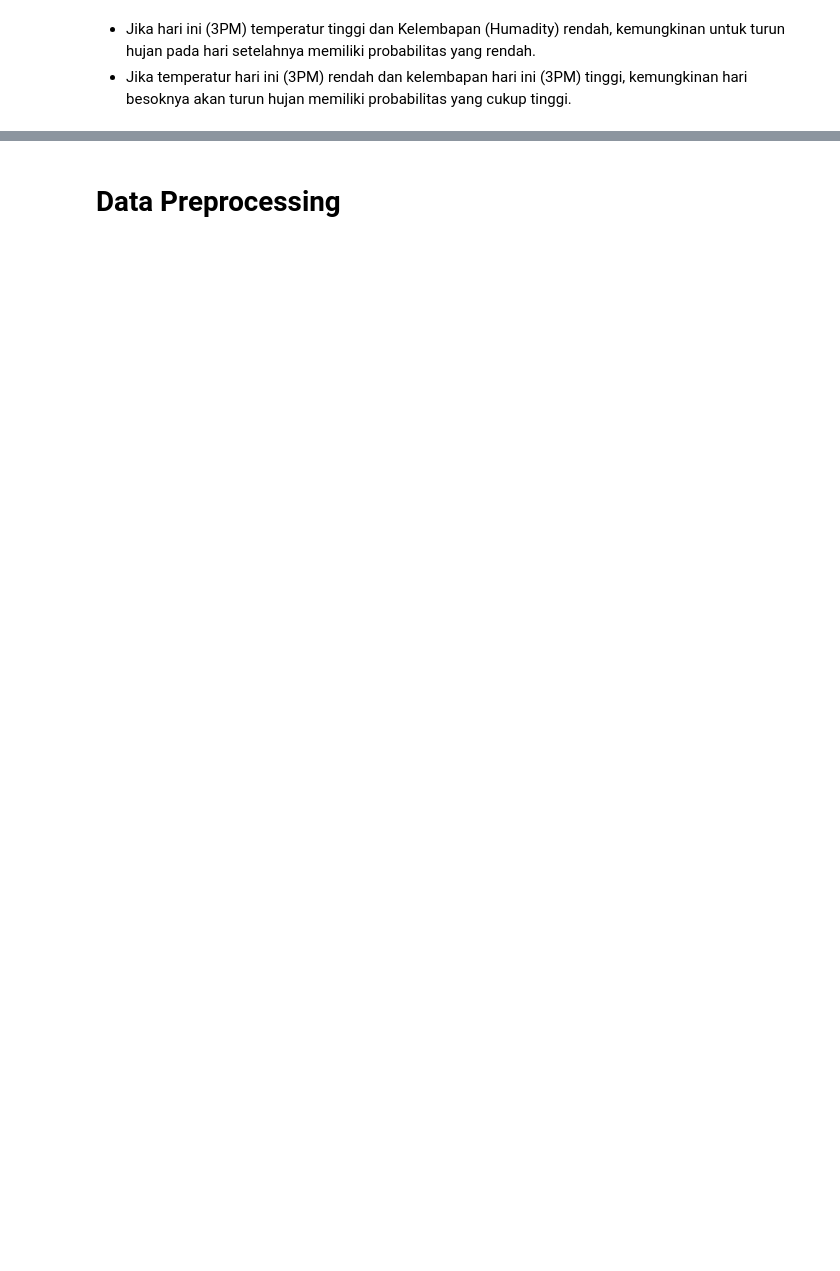
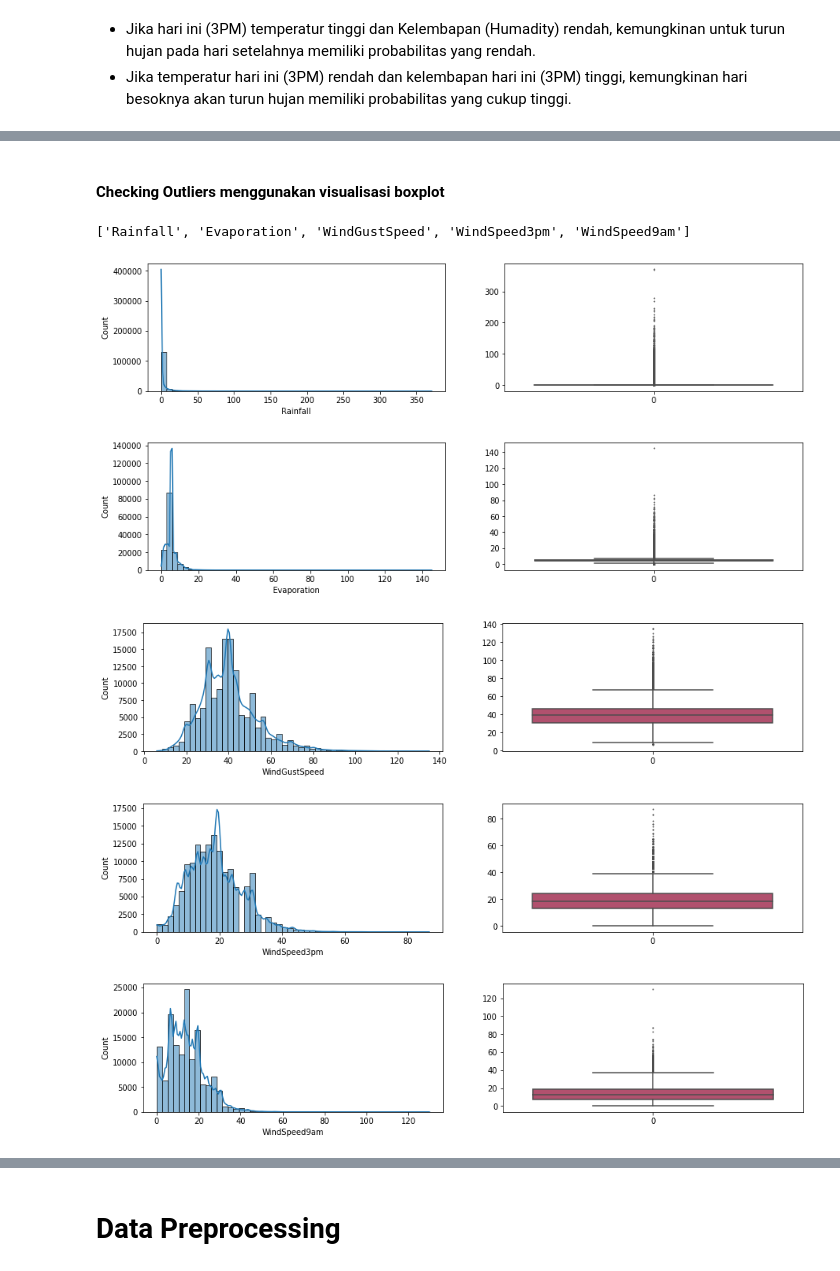
Before and after one commit to safiraauliar/FinalProject2-LogistikRegression-SVM-kelompok1, a Jupyter notebook: PYTN_KampusMerdeka_fp2.ipynb, the cells around one changed output, grey strips where cells are left out. Cells and saved outputs as stored; diff of their text form; code cells hidden in the pictures; blank space fills up the shorter version.

```diff
--- a/PYTN_KampusMerdeka_fp2.ipynb
+++ b/PYTN_KampusMerdeka_fp2.ipynb
@@ -267,0 +291,11 @@ px.scatter(df.sample(5000), x='Temp3pm', y='Humidity3pm',
+# %%
+# isi missing value dengan mean untuk data yang bertipe numerical dan mode untuk data yang bertipe categorical
+num_cols = df.select_dtypes(include=['float64','int64']).columns.tolist()
+print(f"Numerical Columns : {num_cols}")
+for col in num_cols:
+    df[col] = df[col].fillna(df[col].mean())
+print("\n")
+categorical_cols = df.select_dtypes(include=['object','category']).columns.tolist()
+print(f"Categorical Column : {categorical_cols}")
+for col in categorical_cols:
+    df[col] = df[col].fillna(df[col].mode()[0])
@@ -267,0 +355,3 @@ px.scatter(df.sample(5000), x='Temp3pm', y='Humidity3pm',
+# %%
+df.drop(columns=['Date','Location'], axis=1, inplace=True)
+df.head()
@@ -267,0 +366,19 @@ px.scatter(df.sample(5000), x='Temp3pm', y='Humidity3pm',
+# %%
+# drop MinTemp dan MaxTemp
+df.drop(columns=['MinTemp','MaxTemp'], axis=1, inplace=True)
+# %% [markdown]
+#### Checking Outliers menggunakan visualisasi boxplot
+# %%
+num_cols = ['Rainfall','Evaporation','WindGustSpeed','WindSpeed3pm','WindSpeed9am']
+print(num_cols)
+for i in num_cols:
+    fig, ax = plt.subplots(1,2, figsize=(15,3))
+    sns.histplot(df[i],bins=50,kde=True, ax=ax[0])
+    sns.boxplot(data=df[i], ax=ax[1],palette='flare', fliersize=1)
+# %% [output]
+['Rainfall', 'Evaporation', 'WindGustSpeed', 'WindSpeed3pm', 'WindSpeed9am']
+[figure, added]
+[figure, added]
+[figure, added]
+[figure, added]
+[figure, added]
```
Also changed, not shown: parts of 42 cells of this notebook.
